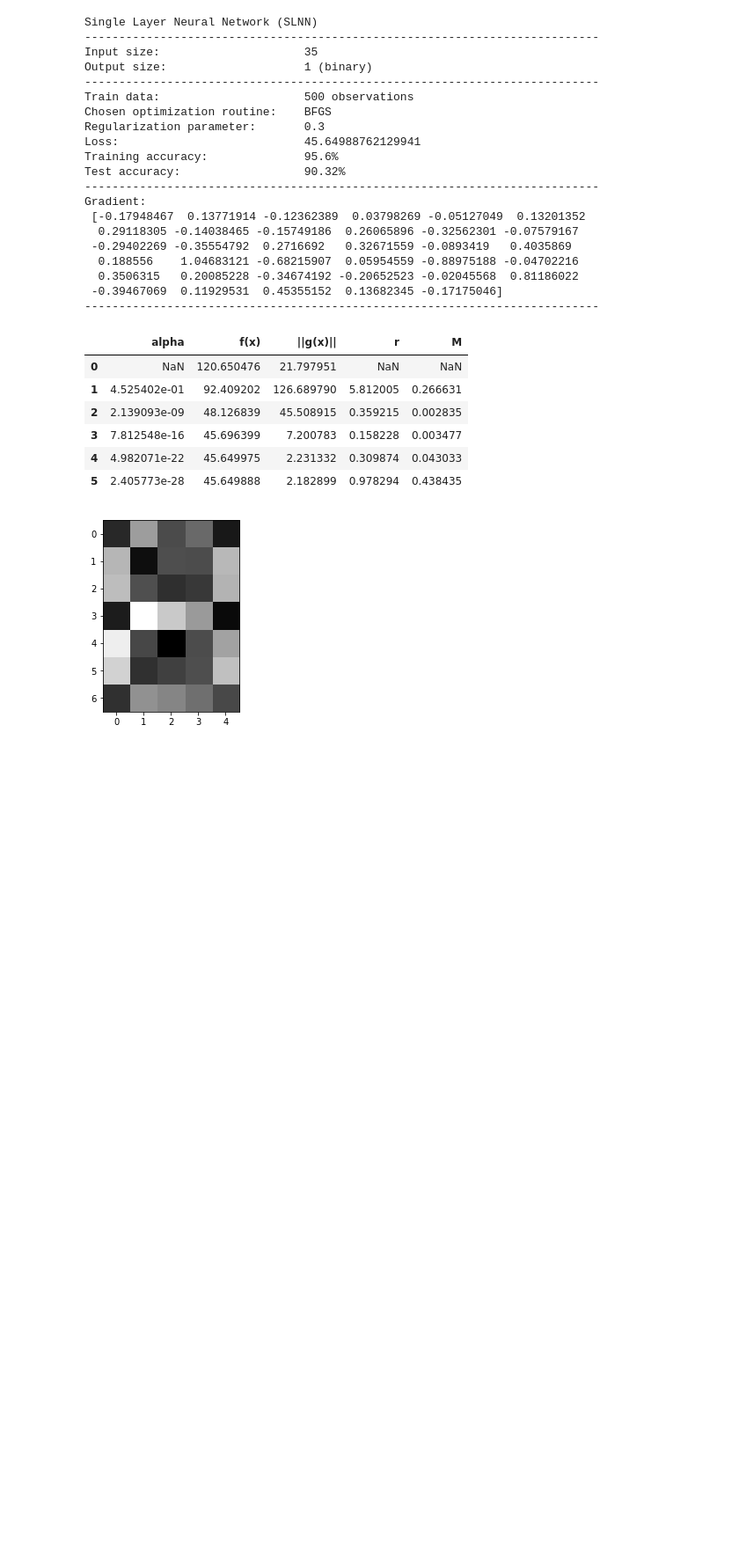
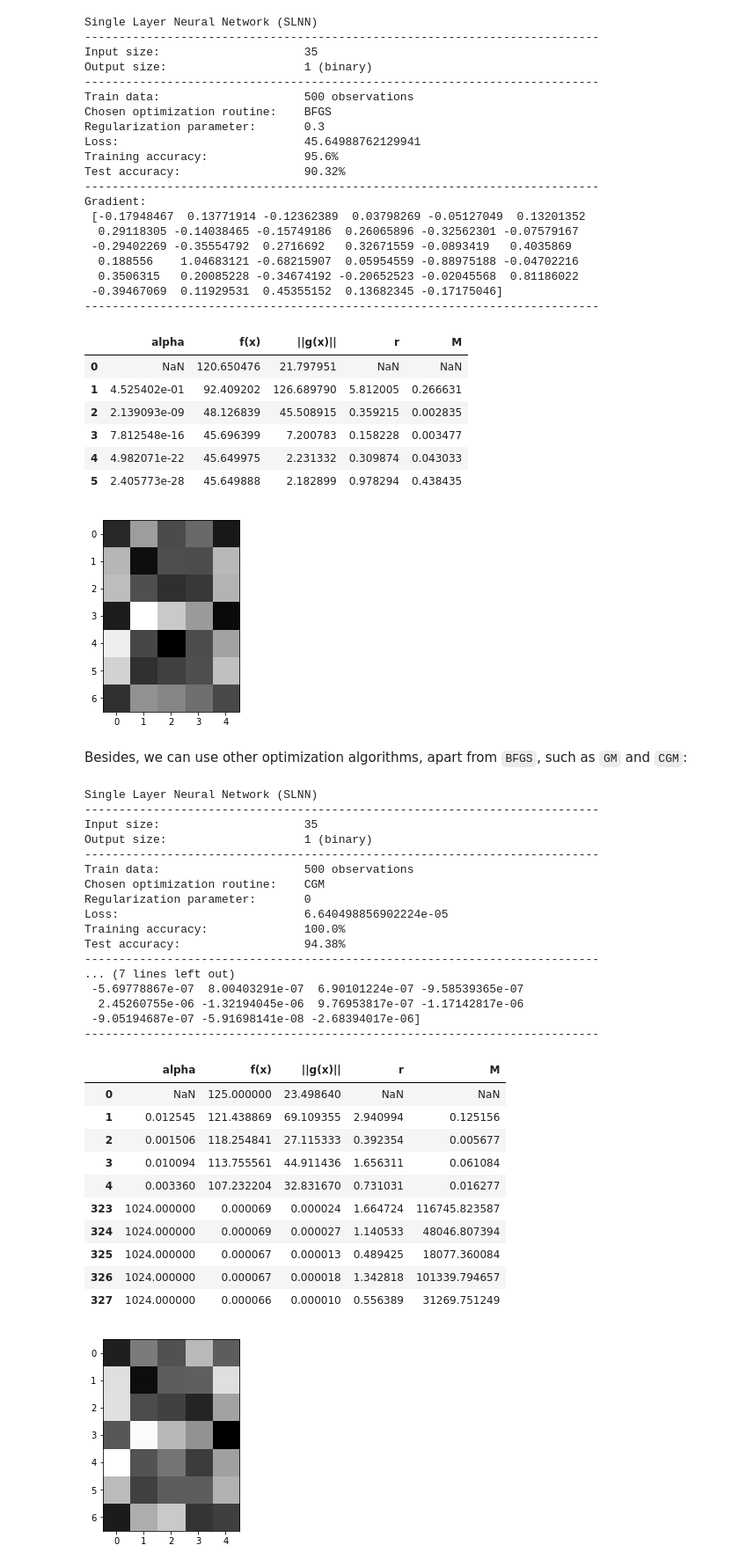
Before and after one commit to margaritageleta/SLNN, a Jupyter notebook: showcase.ipynb, the cells around one changed output. Shown: that part at 88% size. Cells and saved outputs as stored; diff of their text form; code cells hidden in the pictures; blank space fills up the shorter version.

````diff
--- a/showcase.ipynb
+++ b/showcase.ipynb
@@ -106,3 +106,41 @@ Gradient:
 | 4 | 4.982071e-22 | 45.649975 | 2.231332 | 0.309874 | 0.043033 |
 | 5 | 2.405773e-28 | 45.649888 | 2.182899 | 0.978294 | 0.438435 |
 [figure]
+# %% [markdown]
+Besides, we can use other optimization algorithms, apart from ```BFGS```, such as ```GM``` and ```CGM```:
+# %%
+train, test, ytr, yte = gen_data(123456, 500, [8], 0.5, 0.1)
+net = SLNN()
+net.train("CGM", train, ytr)
+gmdata = net.summary(test, yte)
+show_less(gmdata)
+# %% [output]
+Single Layer Neural Network (SLNN)
+---------------------------------------------------------------------------
+Input size:                     35
+Output size:                    1 (binary)
+---------------------------------------------------------------------------
+Train data:                     500 observations
+Chosen optimization routine:    CGM
+Regularization parameter:       0
+Loss:                           6.640498856902224e-05
+Training accuracy:              100.0%
+Test accuracy:                  94.38%
+---------------------------------------------------------------------------
+... (7 lines left out)
+ -5.69778867e-07  8.00403291e-07  6.90101224e-07 -9.58539365e-07
+  2.45260755e-06 -1.32194045e-06  9.76953817e-07 -1.17142817e-06
+ -9.05194687e-07 -5.91698141e-08 -2.68394017e-06]
+---------------------------------------------------------------------------
+|  | alpha | f(x) | ||g(x)|| | r | M |
+| 0 | NaN | 125.000000 | 23.498640 | NaN | NaN |
+| 1 | 0.012545 | 121.438869 | 69.109355 | 2.940994 | 0.125156 |
+| 2 | 0.001506 | 118.254841 | 27.115333 | 0.392354 | 0.005677 |
+| 3 | 0.010094 | 113.755561 | 44.911436 | 1.656311 | 0.061084 |
+| 4 | 0.003360 | 107.232204 | 32.831670 | 0.731031 | 0.016277 |
+| 323 | 1024.000000 | 0.000069 | 0.000024 | 1.664724 | 116745.823587 |
+| 324 | 1024.000000 | 0.000069 | 0.000027 | 1.140533 | 48046.807394 |
+| 325 | 1024.000000 | 0.000067 | 0.000013 | 0.489425 | 18077.360084 |
+| 326 | 1024.000000 | 0.000067 | 0.000018 | 1.342818 | 101339.794657 |
+| 327 | 1024.000000 | 0.000066 | 0.000010 | 0.556389 | 31269.751249 |
+[figure, added]
````
Also changed, not shown: parts of 14 cells of this notebook, 5 other files.
